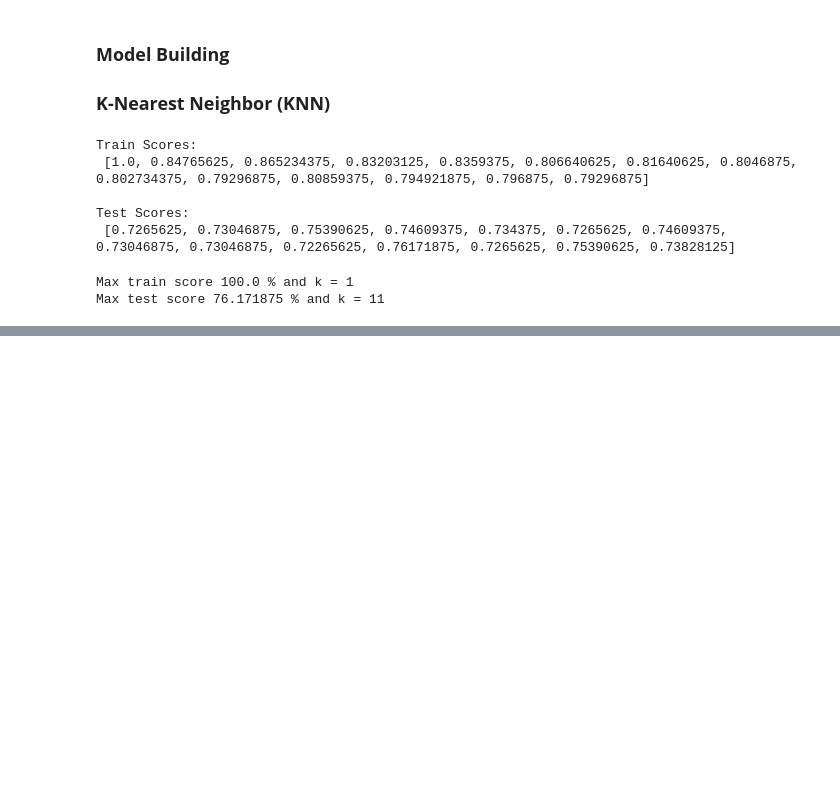
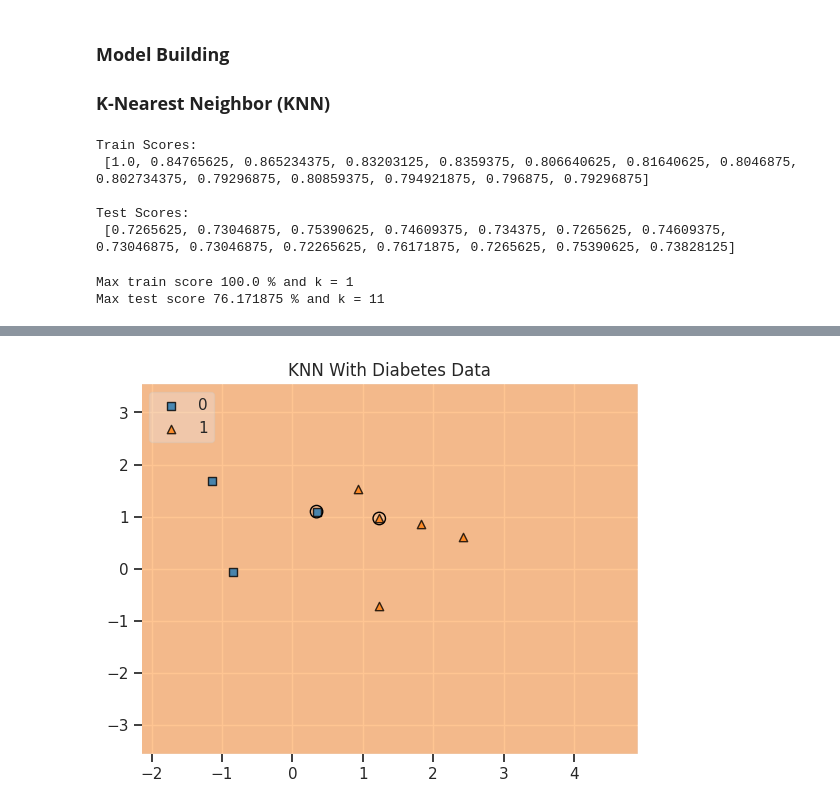
Before and after one commit to marina04-dev/Jupyter_Notebooks, a Jupyter notebook: Diabetes_Prediction.ipynb, the cells around one changed output, grey strips where cells are left out. Saved outputs shown, nothing was run; the diff lists cells and outputs as text; code cells hidden in the pictures; blank space fills up the shorter version.

```diff
--- a/Diabetes_Prediction.ipynb
+++ b/Diabetes_Prediction.ipynb
@@ -362,0 +377,12 @@ Max test score 76.171875 % and k = 11
+# %%
+# Plot the decision boundary
+value = 20000
+width = 20000
+plot_decision_regions(X.values, y.values, clf=knn, legend=2,
+                      filler_feature_values={2: value, 3: value, 4: value, 5: value, 6: value, 7: value},
+                      filler_feature_ranges={2: width, 3: width, 4: width, 5: width, 6: width, 7: width},
+                      X_highlight=X_test.values)
+plt.title('KNN With Diabetes Data')
+plt.show()
+# %% [output]
+[figure, added]
```
Also changed, not shown: parts of 3 cells of this notebook.
